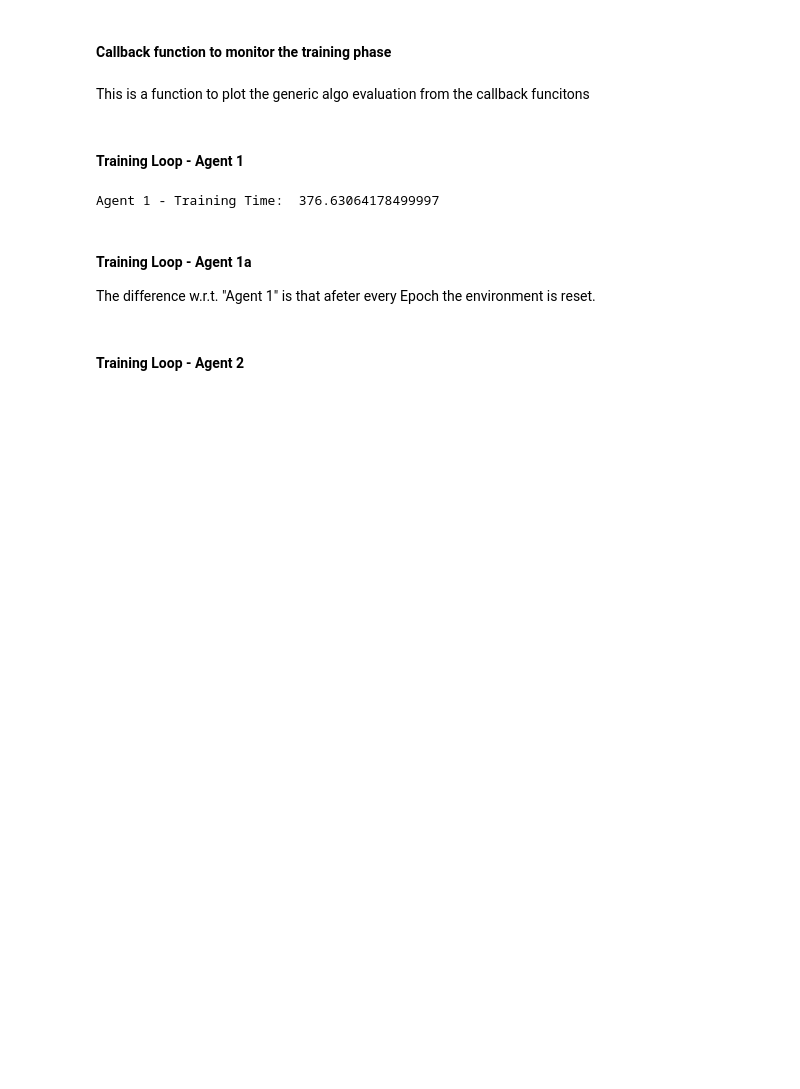
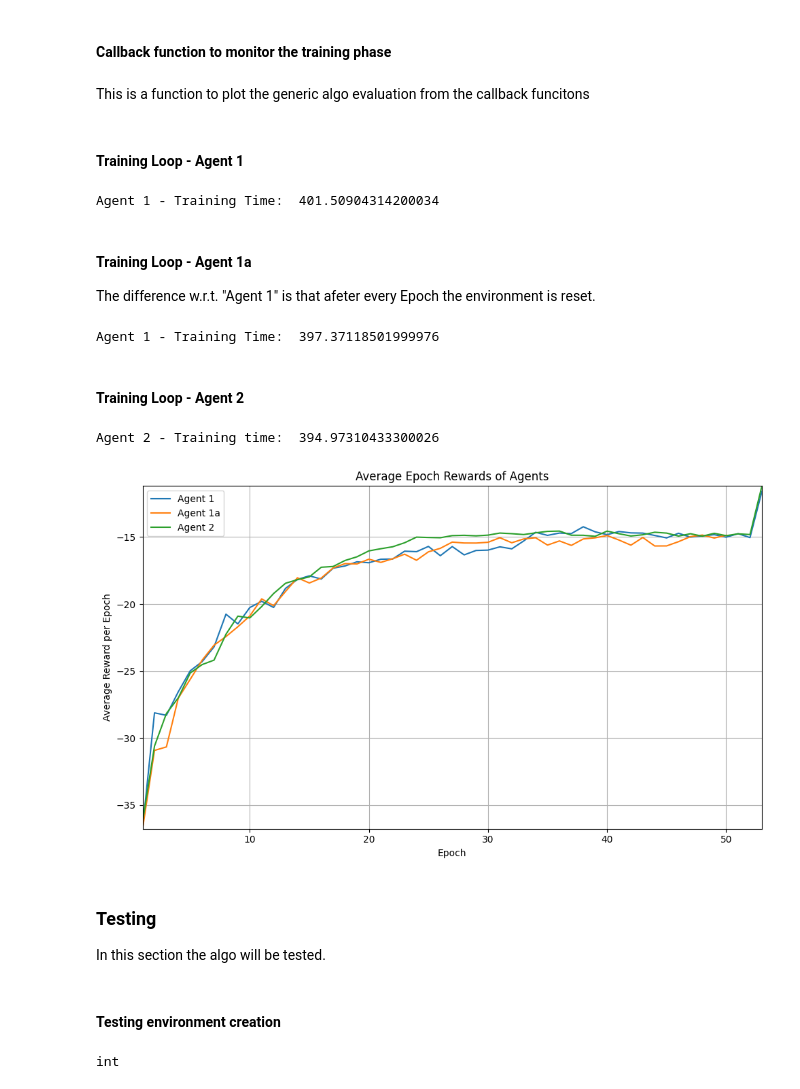
Before and after one commit to cosminconstantincostea/RL_cosmincostea, a Jupyter notebook: v1_0_Baseline_vs_SAC_Training_difference_in_SB3.ipynb, the cells around one changed output. Drawn from its saved outputs; the diff is of its cells as text; code cells hidden in the pictures; blank space fills up the shorter version.

```diff
--- a/v1_0_Baseline_vs_SAC_Training_difference_in_SB3.ipynb
+++ b/v1_0_Baseline_vs_SAC_Training_difference_in_SB3.ipynb
@@ -1411,7 +1417,7 @@ callback_2 = AverageRewardCallback(verbose=0)
 # %%
 # How it was in the tutorial
 # --- TRAIN THE MODEL ---
-sac_env.reset()
+sac_env_1.reset()
 
 start_time = time.perf_counter()
 for epoch in tqdm(range(epochs)):
@@ -1427,32 +1433,34 @@ for epoch in tqdm(range(epochs)):
 elapsed_big = time.perf_counter() - start_time
 print("Agent 1 - Training Time: ", elapsed_big)
 # %% [output]
-Agent 1 - Training Time:  376.63064178499997
+Agent 1 - Training Time:  401.50904314200034
 # %% [markdown]
 #### Training Loop - Agent 1a
 The difference w.r.t. "Agent 1" is that afeter every Epoch the environment is reset.
 # %%
-sac_env.reset()
+sac_env_1a.reset()
 
 start_time = time.perf_counter()
 for epoch in tqdm(range(epochs)):
   ###
   # Reset dopo ogni epoca, ma tieni anche quello senza reset per vedere la differenza.
   ###
-  sac_env.reset()
+  sac_env_1a.reset()
   for ii in (range(int(sac_episodes))):
-    sac_model_1.learn(
+    sac_model_1a.learn(
         total_timesteps=sac_episode_timesteps,
         reset_num_timesteps=False,
         callback=callback_1a,
   )
 elapsed_big = time.perf_counter() - start_time
 print("Agent 1 - Training Time: ", elapsed_big)
+# %% [output]
+Agent 1 - Training Time:  397.37118501999976
 # %% [markdown]
 #### Training Loop - Agent 2
 # %%
 # Theoretical Faster training
-sac_env.reset()
+sac_env_2.reset()
 start_time = time.perf_counter()
 sac_model_2.learn(
       total_timesteps=sac_total_timesteps*epochs,
@@ -1461,3 +1469,23 @@ sac_model_2.learn(
       )
 elapsed_big = time.perf_counter() - start_time
 print("Agent 2 - Training time: ", elapsed_big)
+# %% [output]
+Agent 2 - Training time:  394.97310433300026
+# %%
+plot_aer(
+
+    {
+        "Agent 1": callback_1.get_rewards(),
+        "Agent 1a": callback_1a.get_rewards(),
+        "Agent 2": callback_2.get_rewards(),
+    },
+    epochs = epochs,
+    episodes_per_epoch = sac_episodes
+)
+# %% [output]
+[figure, added]
+# %% [markdown]
+### Testing
+In this section the algo will be tested.
+# %% [markdown]
+#### Testing environment creation
@@ -1463,0 +1514,4 @@ print("Agent 2 - Training time: ", elapsed_big)
+# %%
+type(len(env_list))
+# %% [output]
+int
```
Also changed, not shown: parts of 16 cells of this notebook.
